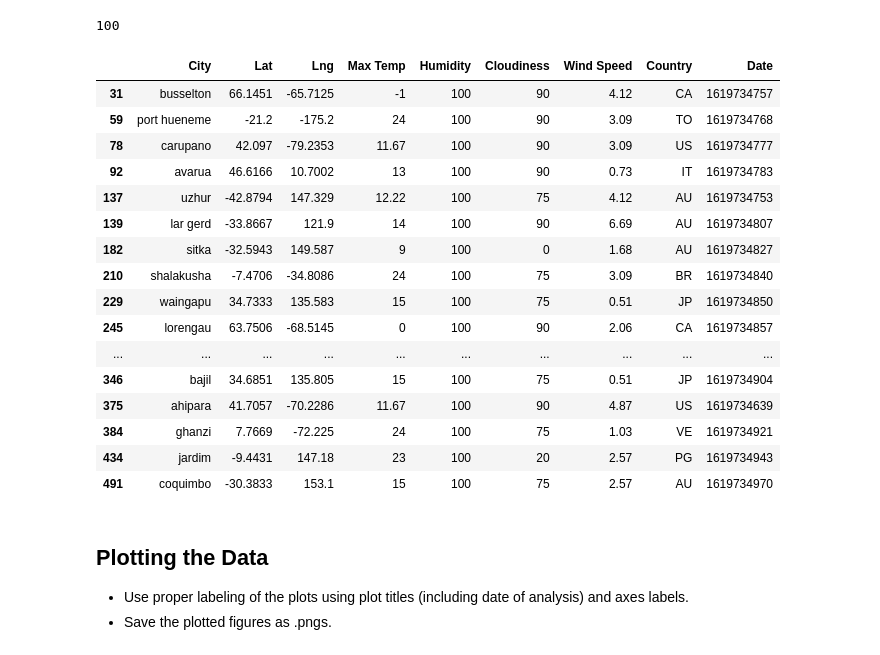
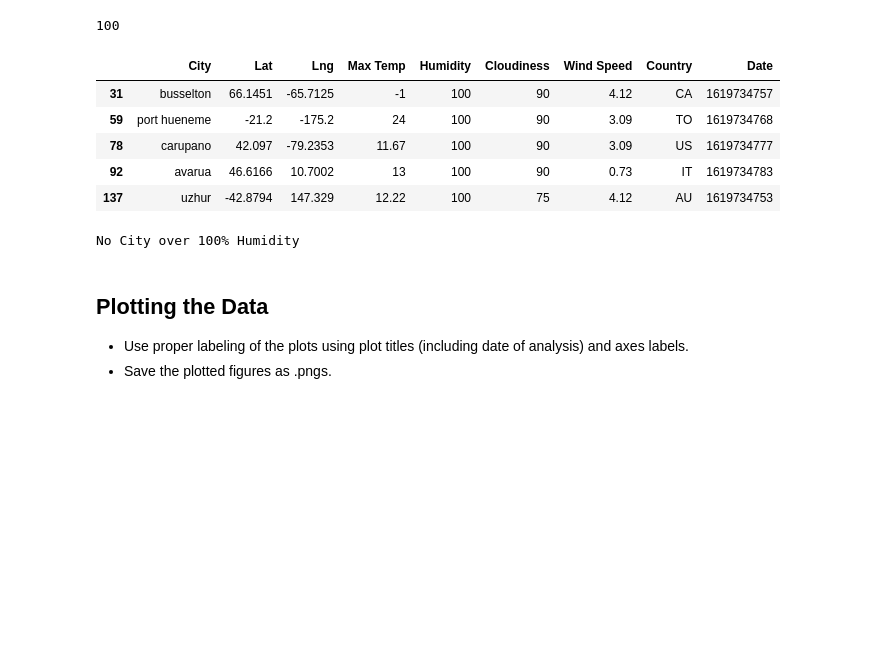
Before and after one commit to JoseH-Git/python-api-challenge, a Jupyter notebook: WeatherPy/WeatherPy.ipynb, the cells around one changed output. Saved outputs shown, nothing was run; the diff lists cells and outputs as text; code cells hidden in the pictures; blank space fills up the shorter version.

```diff
--- a/WeatherPy/WeatherPy.ipynb
+++ b/WeatherPy/WeatherPy.ipynb
@@ -167,29 +166,21 @@ cities_dict_df["Humidity"].max()
 # %%
 #  Get the indices of cities that have humidity over 100%.
 
 hum_cities = cities_dict_df.loc[cities_dict_df['Humidity'] >= 100,:]
-hum_cities
+hum_cities.head()
 # %% [output]
 |  | City | Lat | Lng | Max Temp | Humidity | Cloudiness | Wind Speed | Country | Date |
 | 31 | busselton | 66.1451 | -65.7125 | -1 | 100 | 90 | 4.12 | CA | 1619734757 |
 | 59 | port hueneme | -21.2 | -175.2 | 24 | 100 | 90 | 3.09 | TO | 1619734768 |
 | 78 | carupano | 42.097 | -79.2353 | 11.67 | 100 | 90 | 3.09 | US | 1619734777 |
 | 92 | avarua | 46.6166 | 10.7002 | 13 | 100 | 90 | 0.73 | IT | 1619734783 |
 | 137 | uzhur | -42.8794 | 147.329 | 12.22 | 100 | 75 | 4.12 | AU | 1619734753 |
-| 139 | lar gerd | -33.8667 | 121.9 | 14 | 100 | 90 | 6.69 | AU | 1619734807 |
-| 182 | sitka | -32.5943 | 149.587 | 9 | 100 | 0 | 1.68 | AU | 1619734827 |
-| 210 | shalakusha | -7.4706 | -34.8086 | 24 | 100 | 75 | 3.09 | BR | 1619734840 |
-| 229 | waingapu | 34.7333 | 135.583 | 15 | 100 | 75 | 0.51 | JP | 1619734850 |
-| 245 | lorengau | 63.7506 | -68.5145 | 0 | 100 | 90 | 2.06 | CA | 1619734857 |
-| ... | ... | ... | ... | ... | ... | ... | ... | ... | ... |
-| 346 | bajil | 34.6851 | 135.805 | 15 | 100 | 75 | 0.51 | JP | 1619734904 |
-| 375 | ahipara | 41.7057 | -70.2286 | 11.67 | 100 | 90 | 4.87 | US | 1619734639 |
-| 384 | ghanzi | 7.7669 | -72.225 | 24 | 100 | 75 | 1.03 | VE | 1619734921 |
-| 434 | jardim | -9.4431 | 147.18 | 23 | 100 | 20 | 2.57 | PG | 1619734943 |
-| 491 | coquimbo | -30.3833 | 153.1 | 15 | 100 | 75 | 2.57 | AU | 1619734970 |
 # %%
 # Make a new DataFrame equal to the city data to drop all humidity outliers by index.
 # Passing "inplace=False" will make a copy of the city_data DataFrame, which we call "clean_city_data".
+print("No City over 100% Humidity")
+# %% [output]
+No City over 100% Humidity
 # %% [markdown]
 ## Plotting the Data
 * Use proper labeling of the plots using plot titles (including date of analysis) and axes labels.
```
Also changed, not shown: parts of 14 cells of this notebook, 11 other files.
